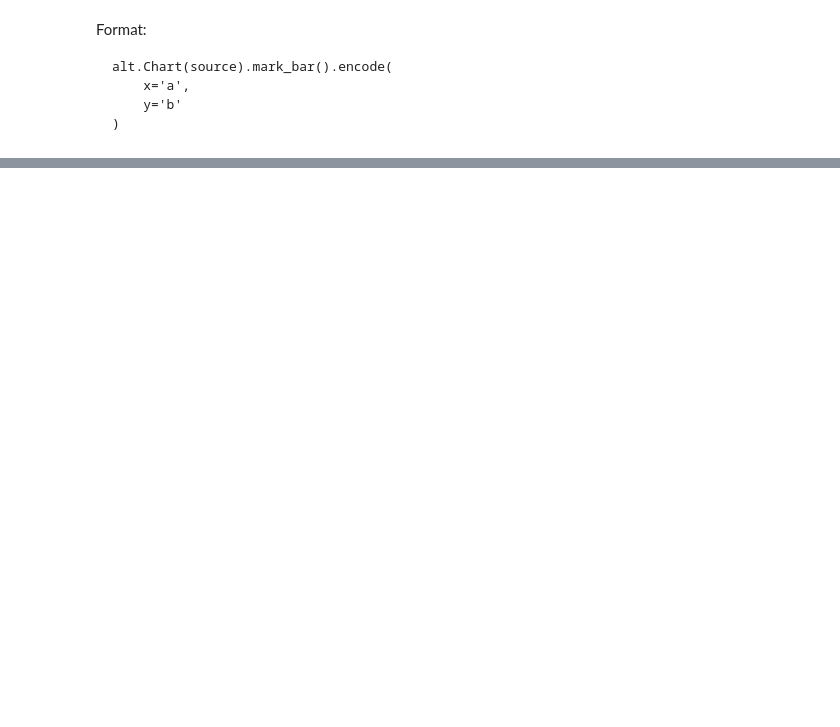
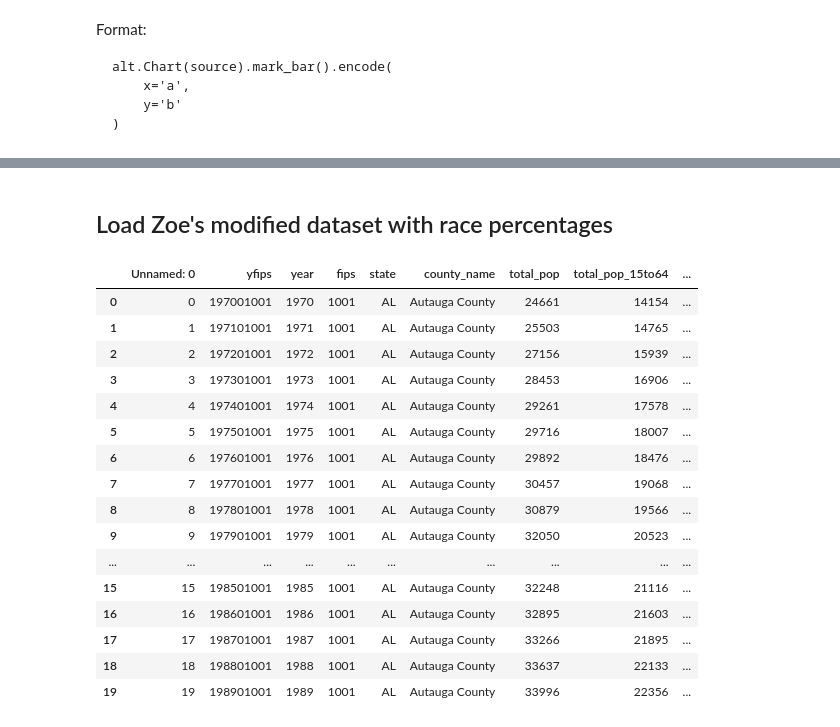
Before and after one commit to corintxt/incarceration-interactive, a Jupyter notebook: data processing.ipynb, the cells around one changed output, grey strips where cells are left out. Cells and saved outputs as stored; diff of their text form; code cells hidden in the pictures; blank space fills up the shorter version.

```diff
--- a/data processing.ipynb
+++ b/data processing.ipynb
@@ -1,5 +1,7 @@
 # %%
 import pandas as pd
+# %%
+pd.set_option('display.max_columns', 100)
 # %%
 df = pd.read_csv('data/incarceration_trends.csv')
 # %%
@@ -39,0 +37,24 @@ https://altair-viz.github.io/user_guide/troubleshooting.html
+# %% [markdown]
+## Load Zoe's modified dataset with race percentages
+# %%
+df2 = pd.read_csv('data/incarceration_trends_w_percs.csv')
+# %%
+df2.head(20)
+# %% [output]
+|  | Unnamed: 0 | yfips | year | fips | state | county_name | total_pop | total_pop_15to64 | ... |
+| 0 | 0 | 197001001 | 1970 | 1001 | AL | Autauga County | 24661 | 14154 | ... |
+| 1 | 1 | 197101001 | 1971 | 1001 | AL | Autauga County | 25503 | 14765 | ... |
+| 2 | 2 | 197201001 | 1972 | 1001 | AL | Autauga County | 27156 | 15939 | ... |
+| 3 | 3 | 197301001 | 1973 | 1001 | AL | Autauga County | 28453 | 16906 | ... |
+| 4 | 4 | 197401001 | 1974 | 1001 | AL | Autauga County | 29261 | 17578 | ... |
+| 5 | 5 | 197501001 | 1975 | 1001 | AL | Autauga County | 29716 | 18007 | ... |
+| 6 | 6 | 197601001 | 1976 | 1001 | AL | Autauga County | 29892 | 18476 | ... |
+| 7 | 7 | 197701001 | 1977 | 1001 | AL | Autauga County | 30457 | 19068 | ... |
+| 8 | 8 | 197801001 | 1978 | 1001 | AL | Autauga County | 30879 | 19566 | ... |
+| 9 | 9 | 197901001 | 1979 | 1001 | AL | Autauga County | 32050 | 20523 | ... |
+| ... | ... | ... | ... | ... | ... | ... | ... | ... | ... |
+| 15 | 15 | 198501001 | 1985 | 1001 | AL | Autauga County | 32248 | 21116 | ... |
+| 16 | 16 | 198601001 | 1986 | 1001 | AL | Autauga County | 32895 | 21603 | ... |
+| 17 | 17 | 198701001 | 1987 | 1001 | AL | Autauga County | 33266 | 21895 | ... |
+| 18 | 18 | 198801001 | 1988 | 1001 | AL | Autauga County | 33637 | 22133 | ... |
+| 19 | 19 | 198901001 | 1989 | 1001 | AL | Autauga County | 33996 | 22356 | ... |
```
Also changed, not shown: parts of 16 cells of this notebook, 1 other file.
